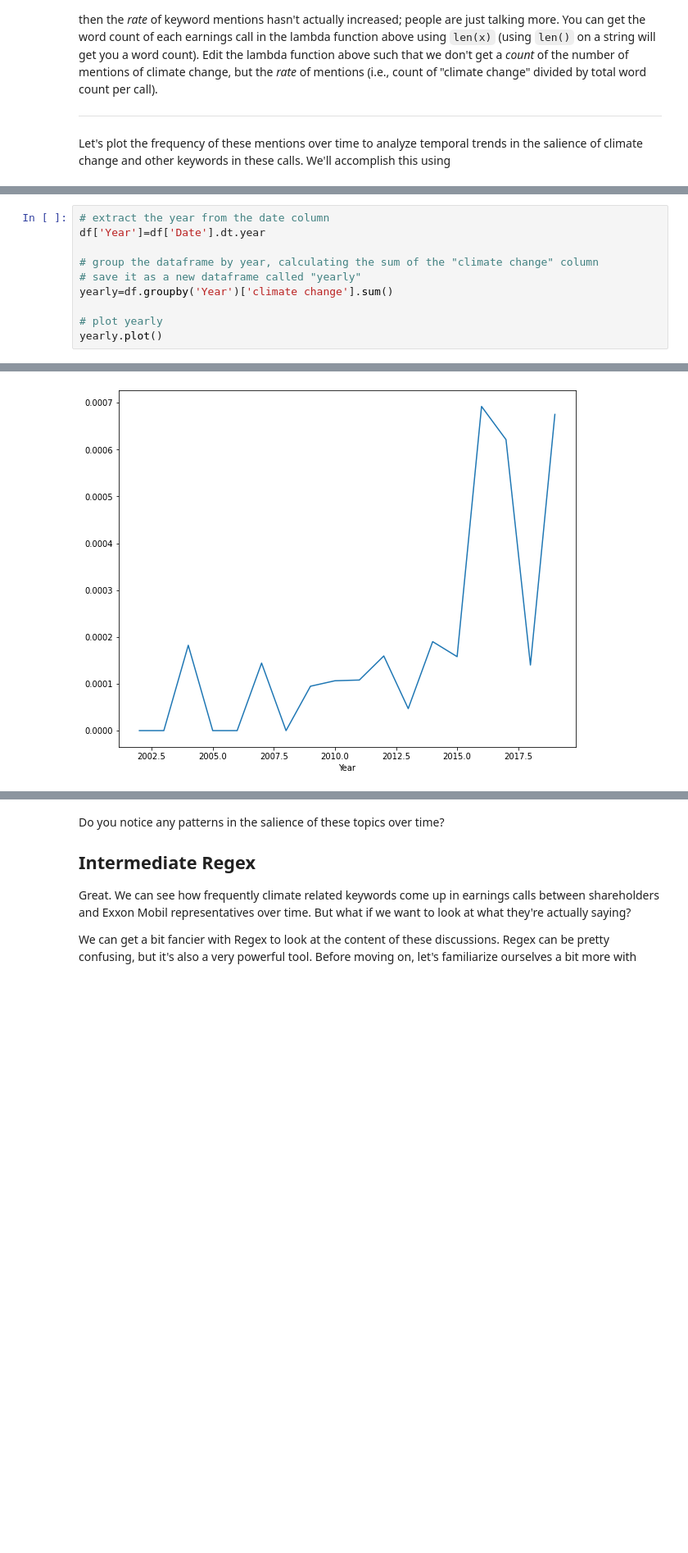
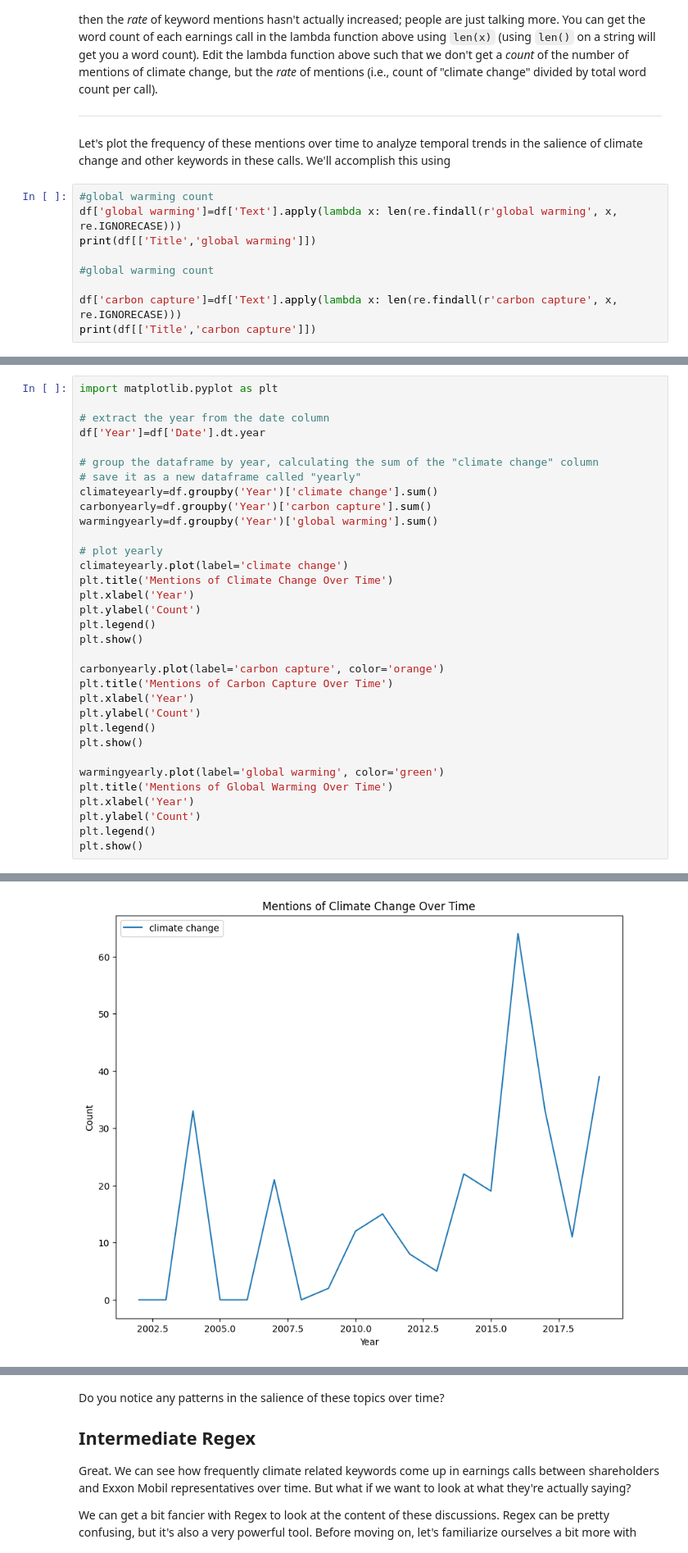
Before and after one commit to szofivardy-dev/QM2, a Jupyter notebook: W7_Natural_Language_Processing_Student_Version.ipynb, the cells around one changed output, grey strips where cells are left out. Shown at 82% size. Drawn from its saved outputs; the diff is of its cells as text; blank space fills up the shorter version.

```diff
--- a/W7_Natural_Language_Processing_Student_Version.ipynb
+++ b/W7_Natural_Language_Processing_Student_Version.ipynb
@@ -280,3 +284,12 @@ Advanced: Our current measure of the number of mentions of keywords might be bia
 
 
 Let's plot the frequency of these mentions over time to analyze temporal trends in the salience of climate change and other keywords in these calls. We'll accomplish this using
+# %%
+#global warming count
+df['global warming']=df['Text'].apply(lambda x: len(re.findall(r'global warming', x, re.IGNORECASE)))
+print(df[['Title','global warming']])
+
+#global warming count
+
+df['carbon capture']=df['Text'].apply(lambda x: len(re.findall(r'carbon capture', x, re.IGNORECASE)))
+print(df[['Title','carbon capture']])
@@ -283,11 +314,34 @@ Let's plot the frequency of these mentions over time to analyze temporal trends
 # %%
+import matplotlib.pyplot as plt
+
 # extract the year from the date column
 df['Year']=df['Date'].dt.year
 
 # group the dataframe by year, calculating the sum of the "climate change" column
 # save it as a new dataframe called "yearly"
-yearly=df.groupby('Year')['climate change'].sum()
+climateyearly=df.groupby('Year')['climate change'].sum()
+carbonyearly=df.groupby('Year')['carbon capture'].sum()
+warmingyearly=df.groupby('Year')['global warming'].sum()
 
 # plot yearly
-yearly.plot()
+climateyearly.plot(label='climate change')
+plt.title('Mentions of Climate Change Over Time')
+plt.xlabel('Year')
+plt.ylabel('Count')
+plt.legend()
+plt.show()
+
+carbonyearly.plot(label='carbon capture', color='orange')
+plt.title('Mentions of Carbon Capture Over Time')
+plt.xlabel('Year')
+plt.ylabel('Count')
+plt.legend()
+plt.show()
+
+warmingyearly.plot(label='global warming', color='green')
+plt.title('Mentions of Global Warming Over Time')
+plt.xlabel('Year')
+plt.ylabel('Count')
+plt.legend()
+plt.show()
 # %% [output]
@@ -295 +348 @@ yearly.plot()
-[figure, old version]
+[figure, new version]
```
Also changed, not shown: parts of 17 cells of this notebook.
